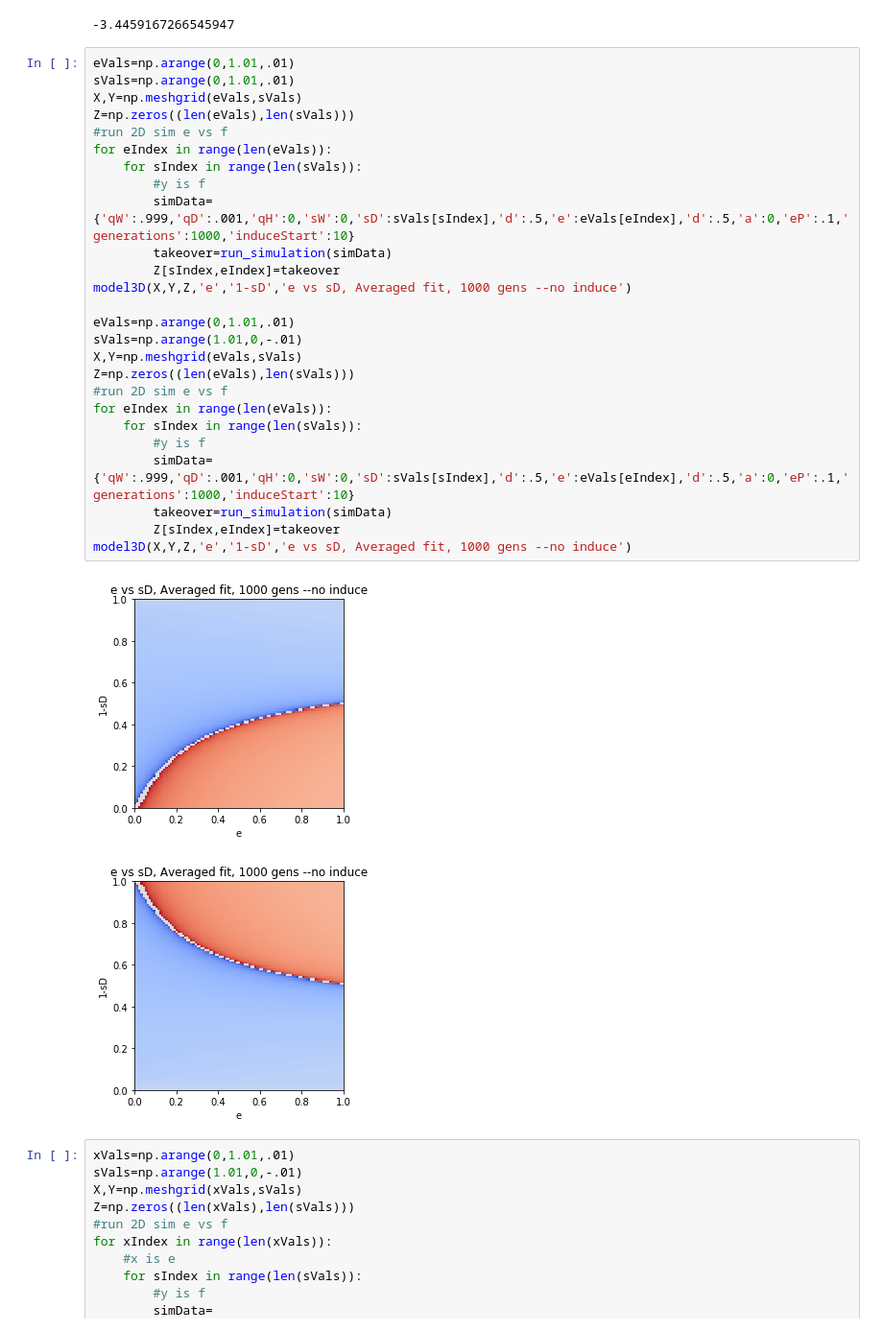
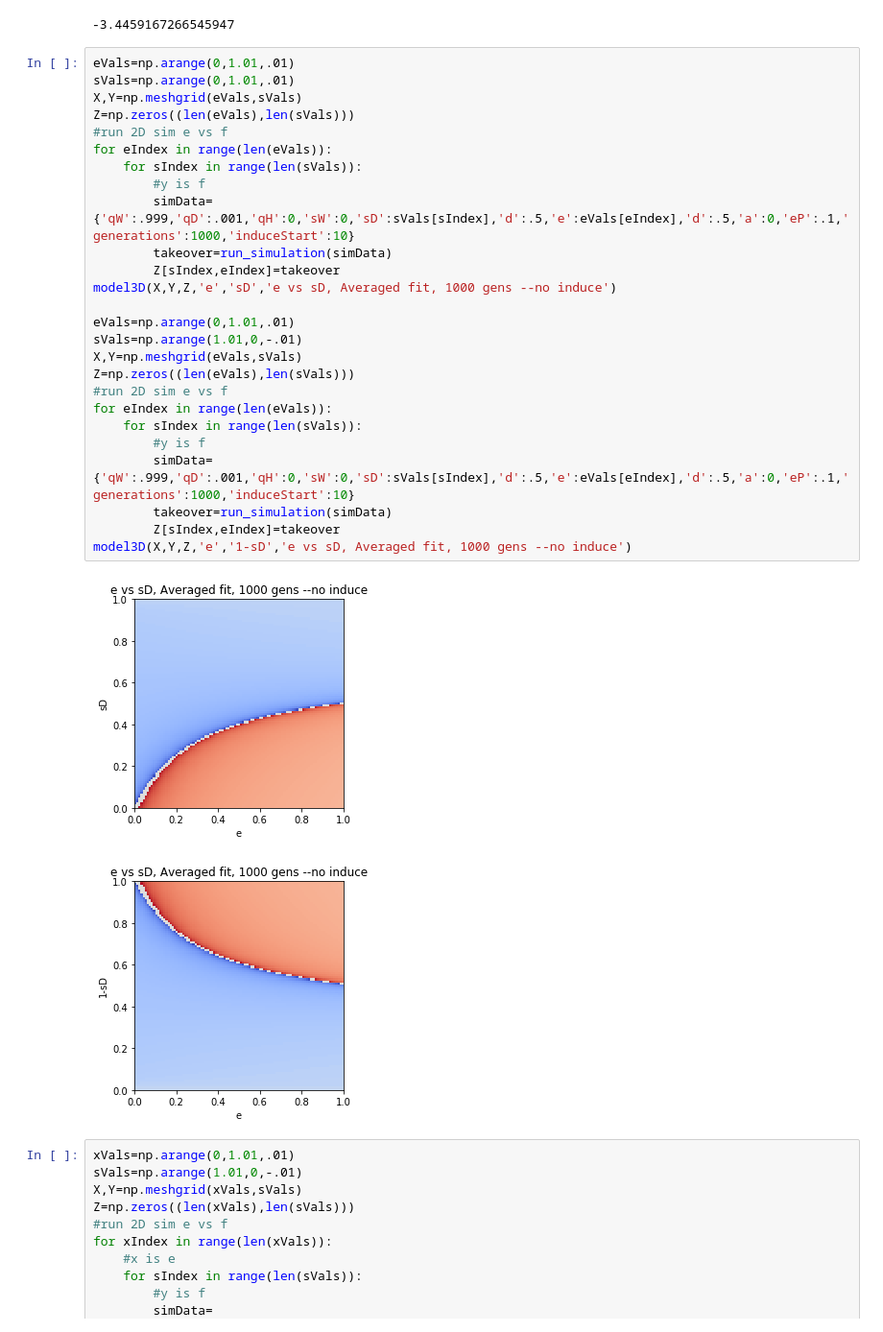
Before and after one commit to mgheffel/CRISPR-Gene-Drive-Population-Model, a Jupyter notebook: inducibleE.ipynb, the cells around one changed output. Shown: that part at 96% size. Drawn from its saved outputs; the diff is of its cells as text.

```diff
--- a/inducibleE.ipynb
+++ b/inducibleE.ipynb
@@ -129,31 +129,31 @@ run_simulation(simData,True,True)
 # %%
 eVals=np.arange(0,1.01,.01)
 sVals=np.arange(0,1.01,.01)
 X,Y=np.meshgrid(eVals,sVals)
 Z=np.zeros((len(eVals),len(sVals)))
 #run 2D sim e vs f
 for eIndex in range(len(eVals)):
     for sIndex in range(len(sVals)):
         #y is f
         simData={'qW':.999,'qD':.001,'qH':0,'sW':0,'sD':sVals[sIndex],'d':.5,'e':eVals[eIndex],'d':.5,'a':0,'eP':.1,'generations':1000,'induceStart':10}
         takeover=run_simulation(simData)
         Z[sIndex,eIndex]=takeover
-model3D(X,Y,Z,'e','1-sD','e vs sD, Averaged fit, 1000 gens --no induce')
+model3D(X,Y,Z,'e','sD','e vs sD, Averaged fit, 1000 gens --no induce')
 
 eVals=np.arange(0,1.01,.01)
 sVals=np.arange(1.01,0,-.01)
 X,Y=np.meshgrid(eVals,sVals)
 Z=np.zeros((len(eVals),len(sVals)))
 #run 2D sim e vs f
 for eIndex in range(len(eVals)):
     for sIndex in range(len(sVals)):
         #y is f
         simData={'qW':.999,'qD':.001,'qH':0,'sW':0,'sD':sVals[sIndex],'d':.5,'e':eVals[eIndex],'d':.5,'a':0,'eP':.1,'generations':1000,'induceStart':10}
         takeover=run_simulation(simData)
         Z[sIndex,eIndex]=takeover
 model3D(X,Y,Z,'e','1-sD','e vs sD, Averaged fit, 1000 gens --no induce')
 # %% [output]
-[figure, old version]
+[figure, new version]
 [figure]
 # %%
 xVals=np.arange(0,1.01,.01)
```
Also changed, not shown: 1 other file.
